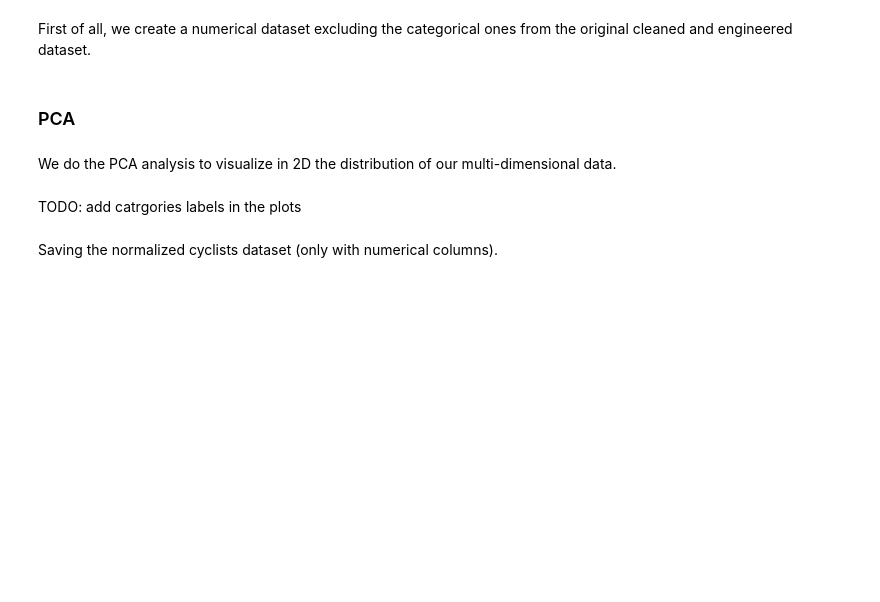
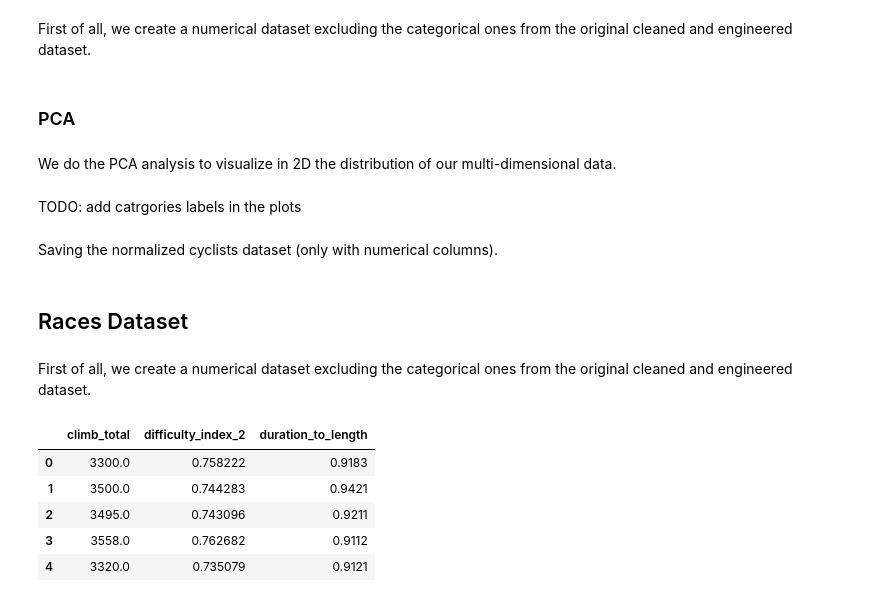
Before and after one commit to effepielle/dm_project24_group_0, a Jupyter notebook: TASK3/preliminar_clustering_analysis.ipynb, the cells around one changed output. Saved outputs shown, nothing was run; the diff lists cells and outputs as text; code cells hidden in the pictures; blank space fills up the shorter version.

```diff
--- a/TASK3/preliminar_clustering_analysis.ipynb
+++ b/TASK3/preliminar_clustering_analysis.ipynb
@@ -80,0 +78,2 @@ normalized_df.to_csv('../dataset/normalized_cyclists_dataset.csv', index=False)
+# %% [markdown]
+## Races Dataset
@@ -80,0 +82,15 @@ normalized_df.to_csv('../dataset/normalized_cyclists_dataset.csv', index=False)
+# %% [markdown]
+First of all, we create a numerical dataset excluding the categorical ones from the original cleaned and engineered dataset.
+# %%
+races_complexity_cluster_col = ["climb_total", "difficulty_index_2", "duration_to_length"]
+
+numeric_dataset = races_df[races_complexity_cluster_col].select_dtypes(include=['float64', 'int64'])
+
+numeric_dataset.head()
+# %% [output]
+|  | climb_total | difficulty_index_2 | duration_to_length |
+| 0 | 3300.0 | 0.758222 | 0.9183 |
+| 1 | 3500.0 | 0.744283 | 0.9421 |
+| 2 | 3495.0 | 0.743096 | 0.9211 |
+| 3 | 3558.0 | 0.762682 | 0.9112 |
+| 4 | 3320.0 | 0.735079 | 0.9121 |
```
Also changed, not shown: parts of 10 cells of this notebook, 2 other files.
